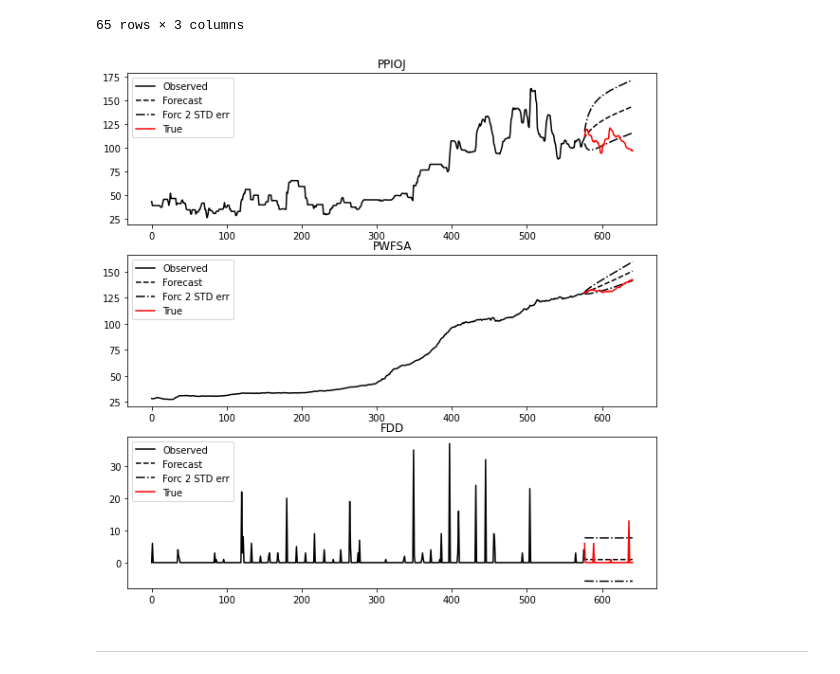
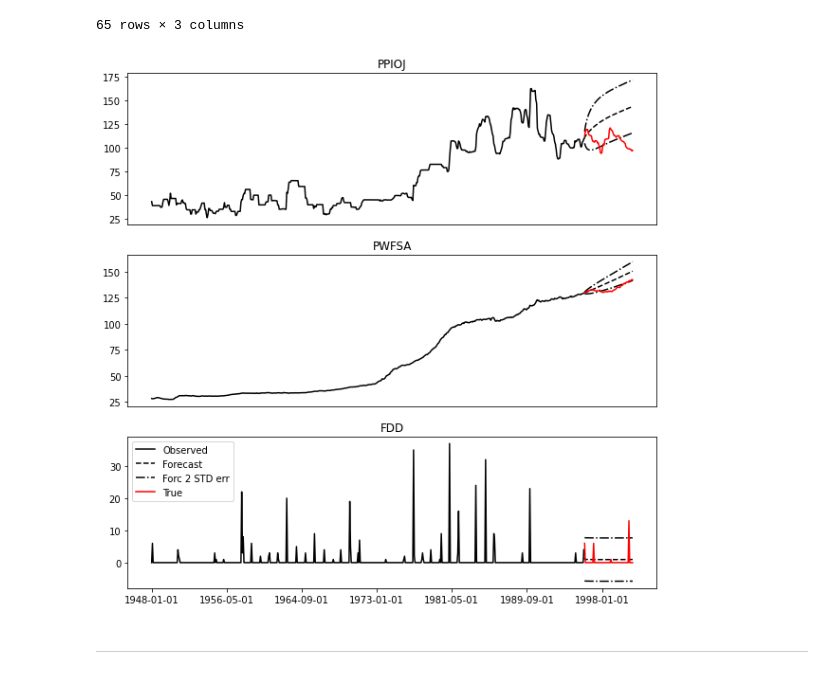
Before and after one commit to zhiyzuo/IS6400-Regression, a Jupyter notebook: Week-8-Time-Series-II-AutoRegression/IS6400-2122B-CityU-IS-Week-8-Time_Series_AutoRegression.ipynb, the cells around one changed output. Saved outputs shown, nothing was run; the diff lists cells and outputs as text; code cells hidden in the pictures.

```diff
--- a/Week-8-Time-Series-II-AutoRegression/IS6400-2122B-CityU-IS-Week-8-Time_Series_AutoRegression.ipynb
+++ b/Week-8-Time-Series-II-AutoRegression/IS6400-2122B-CityU-IS-Week-8-Time_Series_AutoRegression.ipynb
@@ -91,7 +91,7 @@ stl_lines = {'Data': amtrak,
              'Remainder': stl_resid}
 # %%
 fig, ax_arr = plt.subplots(nrows=2, ncols=2, figsize=[12, 8],
-                           sharex=True, sharey=False)
+                           sharex=False, sharey=False)
 for i, (y_lab, y_val) in enumerate(stl_lines.items()):
     ax = ax_arr.flat[i]
     ax.plot(y_val, color='k')
@@ -808,14 +808,22 @@ oj_data.iloc[N_train:]
 # %%
 fig = var.plot_forecast(N_test)
 for i, ax in enumerate(fig.axes):
     ## visualize the true value
     ax.plot(np.arange(N_train, oj_data.shape[0]),
             oj_data.iloc[N_train:][oj_data.columns[i]].values,
             color='r', label='True')
-    ## change the location of the legend
-    ax.legend(loc=2)
+    ## drop the legend
+    ax.legend_.set_visible(False)
+    ## remove xticks/label
+    ax.set_xticks([])
+## add back xticks for the last plot
+ax.set_xticks(np.arange(0, oj_data.index.size, 100))
+## add date as xtick labels
+ax.set_xticklabels(oj_data.index[np.arange(0, oj_data.index.size, 100)].date)
+## change the location of the legend of the last figure
+_ = ax.legend(loc=2)
 # %% [output]
-[figure, old version]
+[figure, new version]
 # %% [markdown]
 ---
 # %% [markdown]
```
Also changed, not shown: parts of 13 cells of this notebook, 2 other files.
